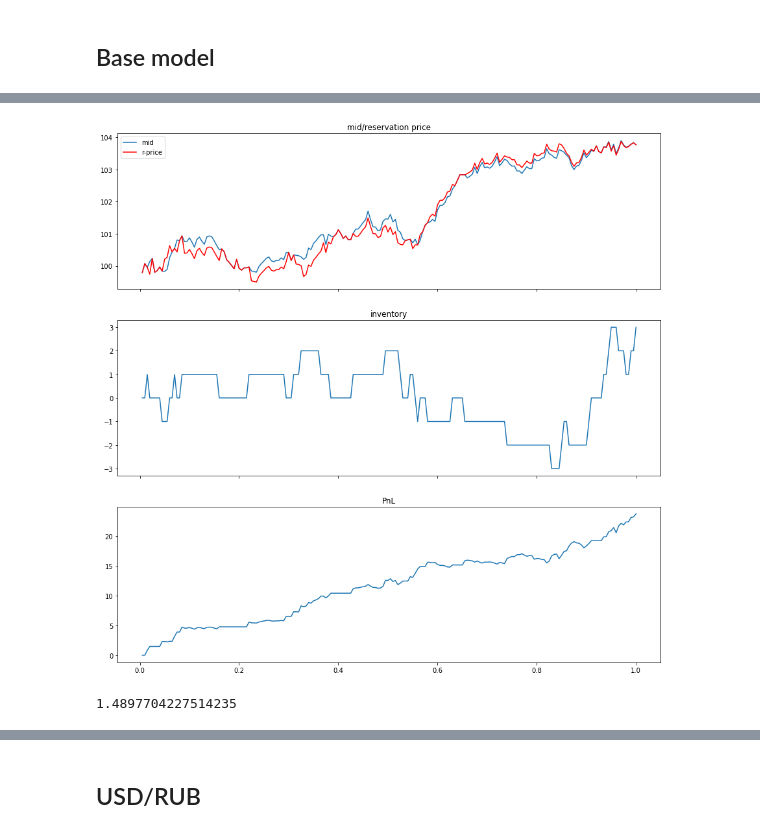
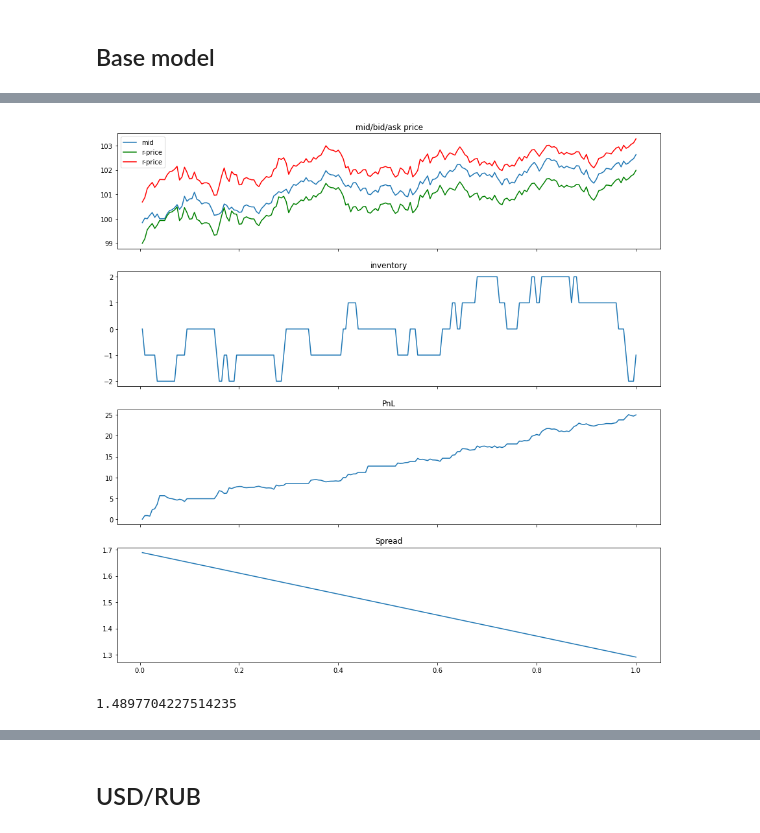
Before and after one commit to zebrabug/FinalMDS, a Jupyter notebook: Simple simulation.ipynb, the cells around one changed output, grey strips where cells are left out. Saved outputs shown, nothing was run; the diff lists cells and outputs as text; code cells hidden in the pictures.

```diff
--- a/Simple simulation.ipynb
+++ b/Simple simulation.ipynb
@@ -57,20 +48,29 @@ df_deals[:5]
 # %%
-fig, axes = plt.subplots(3, 1, sharex=True, figsize=(15, 15))
+fig, axes = plt.subplots(4, 1, sharex=True, figsize=(15, 15))
 
 axes[0].plot(df_deals['Time'], df_deals['Mid'], label='mid')
-axes[0].plot(df_deals['Time'], df_deals['R-price'], 'r', label='r-price')
-axes[0].title.set_text('mid/reservation price')
+axes[0].plot(df_deals['Time'], df_deals['Bid'], 'g', label='r-price')
+axes[0].plot(df_deals['Time'], df_deals['Ask'], 'r', label='r-price')
+axes[0].title.set_text('mid/bid/ask price')
 axes[0].legend()
 
 axes[1].plot(df_deals['Time'], df_deals['Inventory'], label='inventory')
 axes[1].title.set_text('inventory')
 
 axes[2].plot(df_deals['Time'], df_deals['PnL'], label='PnL')
 axes[2].title.set_text('PnL')
+
+axes[3].plot(df_deals['Time'], df_deals['Spread'], label='Spread')
+axes[3].title.set_text('Spread')
 # %% [output]
-[figure, old version]
+[figure, new version]
+# %%
+avg_spread = df_deals['Spread'].mean()
+print(avg_spread)
+# %% [output]
+1.4897704227514235
 # %%
-avg_spread = df_deals['Spread'].mean()
-avg_spread
+df_deals = sim.init_df_deals(start_price=100)
+np_deals = sim.simulation_symm_run(df_deals.to_numpy(), avg_spread, avg_spread, A, k, T, dt, mu, sigma)
+
+df_deals = sim.add_df_deals(df_deals, np_deals)
-# %% [output]
-1.4897704227514235
```
Also changed, not shown: parts of 36 cells of this notebook, 10 other files.
